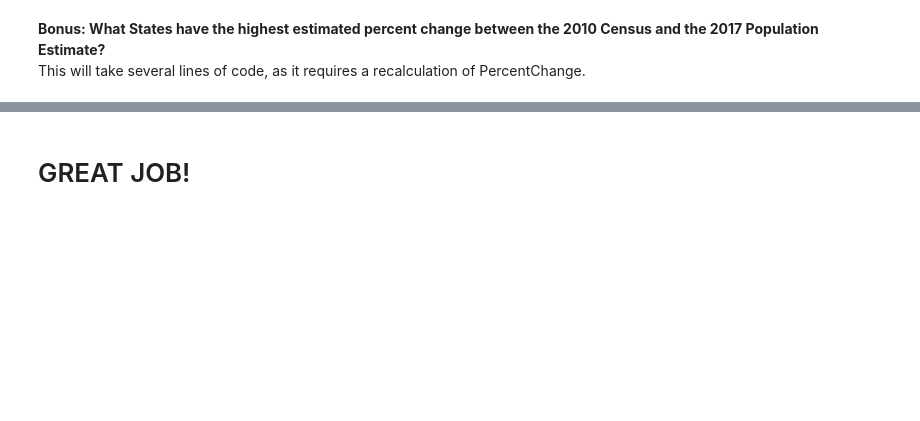
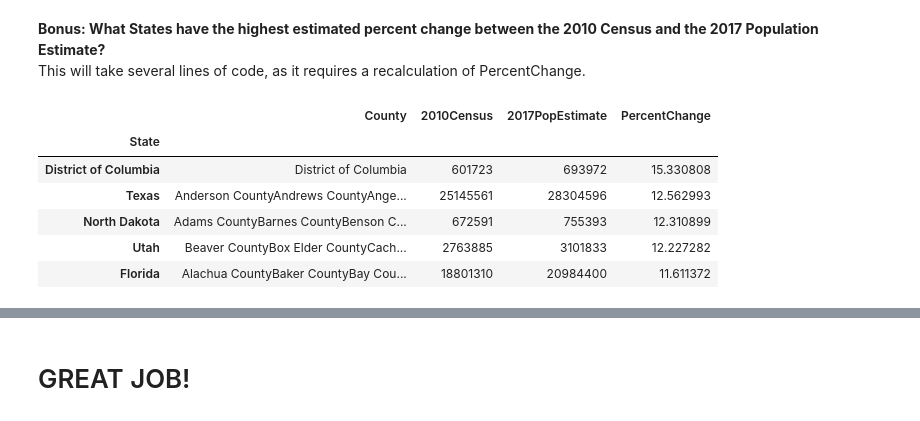
Before and after one commit to meghna-negi/TimeSeriesUdemy, a Jupyter notebook: 07-Pandas-Exercises.ipynb, the cells around one changed output, grey strips where cells are left out. Saved outputs shown, nothing was run; the diff lists cells and outputs as text; code cells hidden in the pictures; blank space fills up the shorter version.

```diff
--- a/07-Pandas-Exercises.ipynb
+++ b/07-Pandas-Exercises.ipynb
@@ -190,2 +150,17 @@ pop.head()
+# %%
+# CODE HERE
+
+new_pop = pop.groupby('State').sum()
+
+new_pop['PercentChange'] = (abs(new_pop['2010Census'] - new_pop['2017PopEstimate'])/new_pop['2010Census']) * 100
+new_pop.sort_values('PercentChange',ascending=False).head()
+# %% [output]
+|  | County | 2010Census | 2017PopEstimate | PercentChange |
+| State |  |  |  |  |
+| District of Columbia | District of Columbia | 601723 | 693972 | 15.330808 |
+| Texas | Anderson CountyAndrews CountyAnge... | 25145561 | 28304596 | 12.562993 |
+| North Dakota | Adams CountyBarnes CountyBenson C... | 672591 | 755393 | 12.310899 |
+| Utah | Beaver CountyBox Elder CountyCach... | 2763885 | 3101833 | 12.227282 |
+| Florida | Alachua CountyBaker CountyBay Cou... | 18801310 | 20984400 | 11.611372 |
 # %%
 # DON'T WRITE HERE
```
Also changed, not shown: parts of 14 cells of this notebook, 2 other files.
